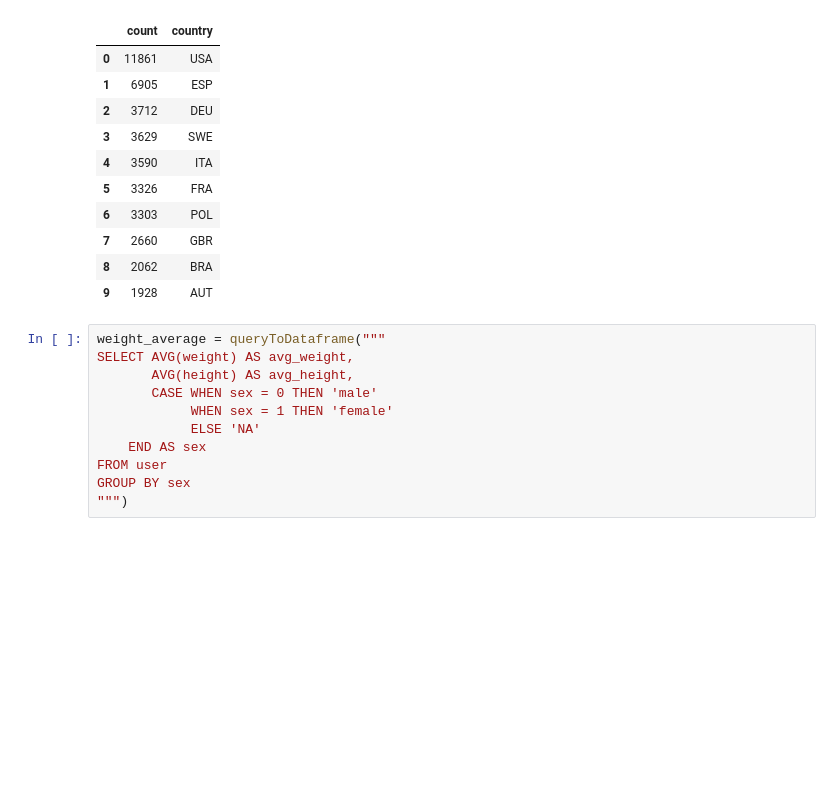
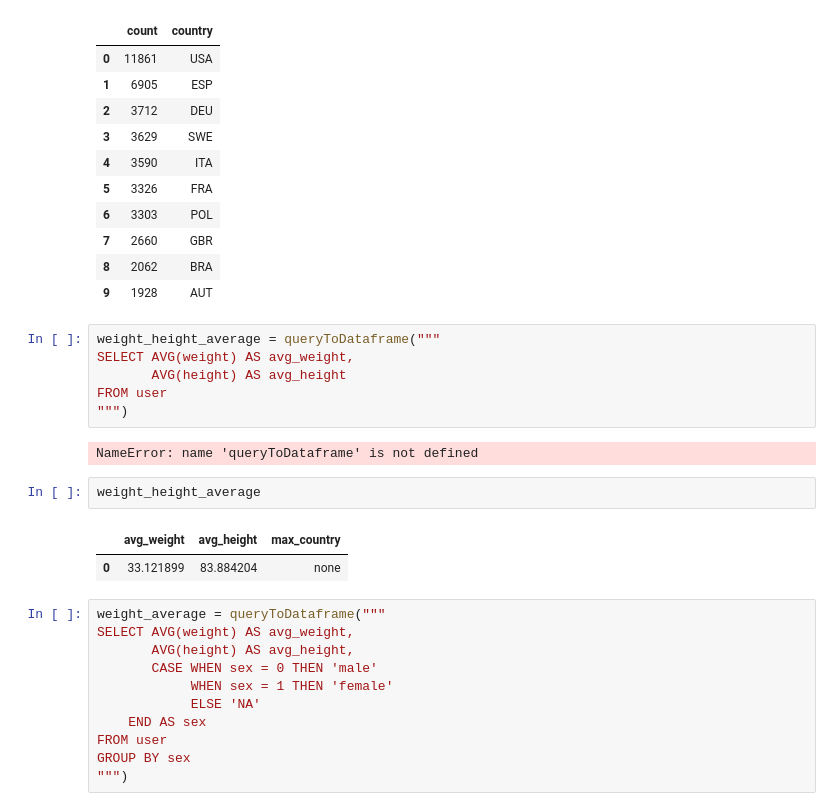
Before and after one commit to seanmperez/The-Rise-of-Climbing, a Jupyter notebook: Climbing Visualization 8a nu Dataset.ipynb, the cells around one changed output. Cells and saved outputs as stored; diff of their text form; blank space fills up the shorter version.

```diff
--- a/Climbing Visualization 8a nu Dataset.ipynb
+++ b/Climbing Visualization 8a nu Dataset.ipynb
@@ -400,6 +488,19 @@ countryTop10
 | 7 | 2660 | GBR |
 | 8 | 2062 | BRA |
 | 9 | 1928 | AUT |
+# %%
+weight_height_average = queryToDataframe("""
+SELECT AVG(weight) AS avg_weight,
+       AVG(height) AS avg_height
+FROM user
+""")
+# %% [output]
+NameError: name 'queryToDataframe' is not defined
+# %%
+weight_height_average
+# %% [output]
+|  | avg_weight | avg_height | max_country |
+| 0 | 33.121899 | 83.884204 | none |
 # %%
 weight_average = queryToDataframe("""
 SELECT AVG(weight) AS avg_weight,
```
Also changed, not shown: parts of 15 cells of this notebook.
